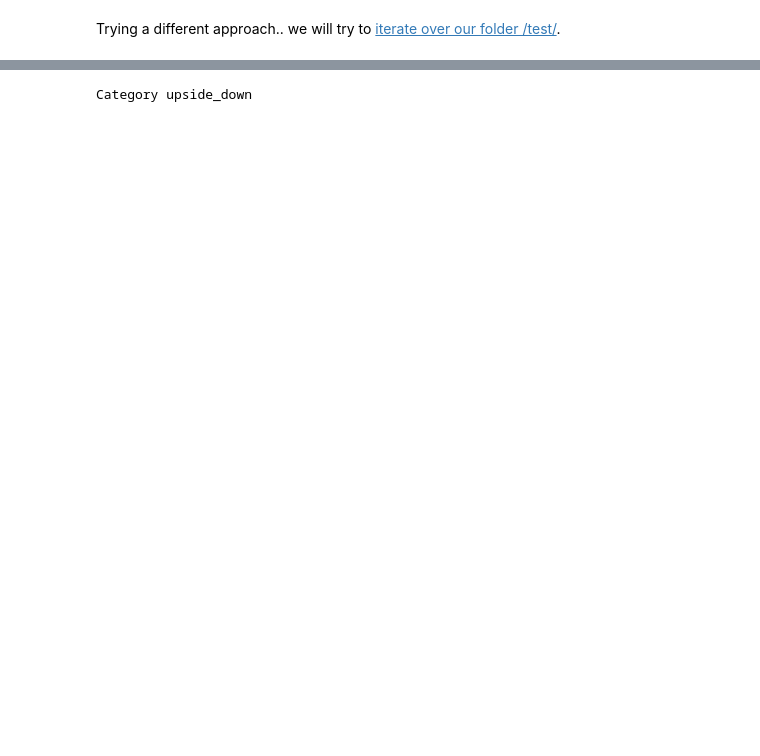
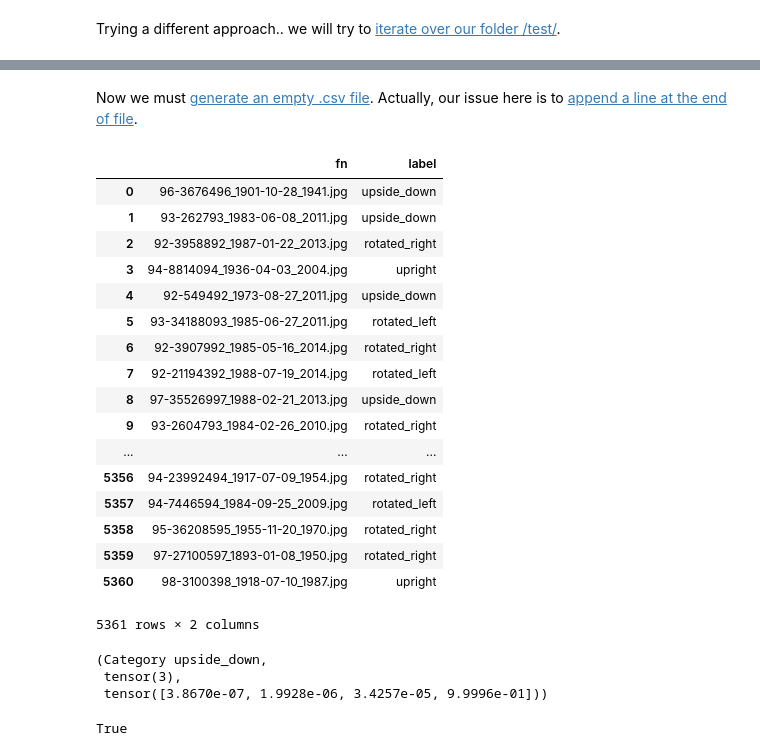
Before and after one commit to mtxslv/DStask, a Jupyter notebook: DeepLearningComputerVisionTask.ipynb, the cells around one changed output, grey strips where cells are left out. Drawn from its saved outputs; the diff is of its cells as text; code cells hidden in the pictures; blank space fills up the shorter version.

Commit message:
Generating prediction.csv

```diff
--- a/DeepLearningComputerVisionTask.ipynb
+++ b/DeepLearningComputerVisionTask.ipynb
@@ -190,0 +213,2 @@ another_unseen_example
+# %% [markdown]
+Now we must [generate an empty .csv file](https://www.tutorialspoint.com/How-to-save-a-Python-Dictionary-to-CSV-file).  Actually, our issue here is to [append a line at the end of file](https://stackoverflow.com/questions/2363731/append-new-row-to-old-csv-file-python).
@@ -190,0 +242,25 @@ another_unseen_example
+# %%
+import pandas as pd
+
+class_pd= pd.read_csv('/content/prediction.csv')
+# %%
+class_pd
+# %% [output]
+|  | fn | label |
+| 0 | 96-3676496_1901-10-28_1941.jpg | upside_down |
+| 1 | 93-262793_1983-06-08_2011.jpg | upside_down |
+| 2 | 92-3958892_1987-01-22_2013.jpg | rotated_right |
+| 3 | 94-8814094_1936-04-03_2004.jpg | upright |
+| 4 | 92-549492_1973-08-27_2011.jpg | upside_down |
+| 5 | 93-34188093_1985-06-27_2011.jpg | rotated_left |
+| 6 | 92-3907992_1985-05-16_2014.jpg | rotated_right |
+| 7 | 92-21194392_1988-07-19_2014.jpg | rotated_left |
+| 8 | 97-35526997_1988-02-21_2013.jpg | upside_down |
+| 9 | 93-2604793_1984-02-26_2010.jpg | rotated_right |
+| ... | ... | ... |
+| 5356 | 94-23992494_1917-07-09_1954.jpg | rotated_right |
+| 5357 | 94-7446594_1984-09-25_2009.jpg | rotated_left |
+| 5358 | 95-36208595_1955-11-20_1970.jpg | rotated_right |
+| 5359 | 97-27100597_1893-01-08_1950.jpg | rotated_right |
+| 5360 | 98-3100398_1918-07-10_1987.jpg | upright |
+5361 rows × 2 columns
@@ -191,4 +269,2 @@ another_unseen_example
 # %%
-learn.predict(another_unseen_example)[0]
+b = learn.predict(another_unseen_example)
-# %% [output]
-Category upside_down
@@ -194,0 +273,10 @@ Category upside_down
+# %%
+b
+# %% [output]
+(Category upside_down,
+ tensor(3),
+ tensor([3.8670e-07, 1.9928e-06, 3.4257e-05, 9.9996e-01]))
+# %%
+tr.equal(a[1],tr.tensor(1))
+# %% [output]
+True
```
Also changed, not shown: parts of 17 cells of this notebook.
